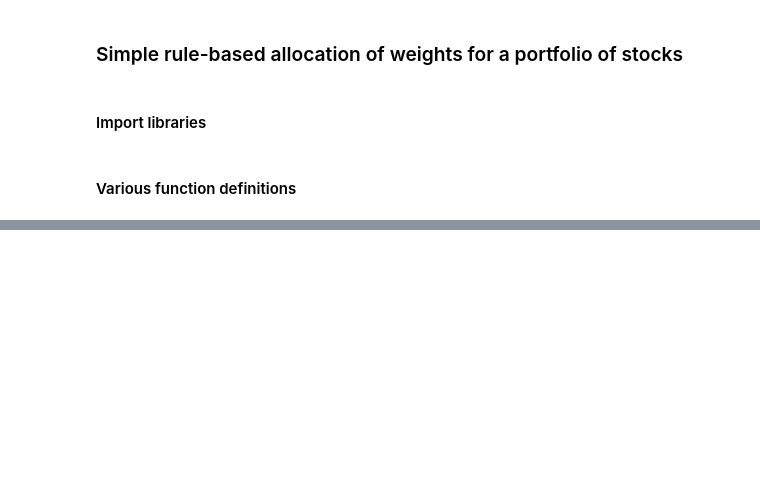
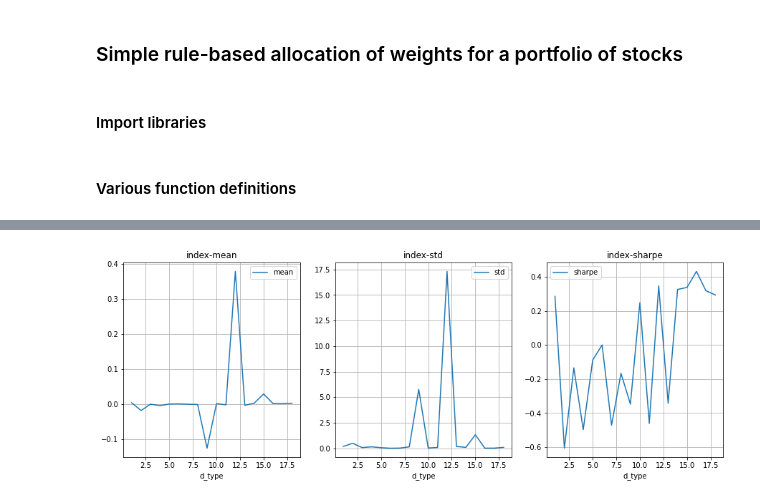
Before and after one commit to sajanrav/notebooks, a Jupyter notebook: equities-and-indexes/equity-portfolio-tests.ipynb, the cells around one changed output, grey strips where cells are left out. Saved outputs shown, nothing was run; the diff lists cells and outputs as text; code cells hidden in the pictures; blank space fills up the shorter version.

```diff
--- a/equities-and-indexes/equity-portfolio-tests.ipynb
+++ b/equities-and-indexes/equity-portfolio-tests.ipynb
@@ -373,0 +315,4 @@ Sharpe  : 0.8183
+# %%
+aggregate_stats('index')
+# %% [output]
+[figure, added]
```
Also changed, not shown: parts of 32 cells of this notebook, 2 other files.
